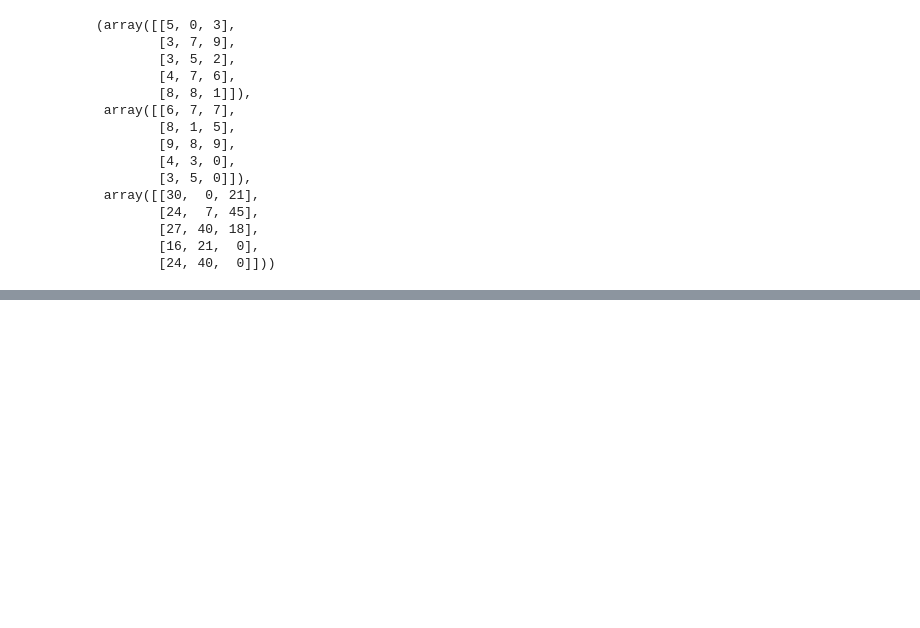
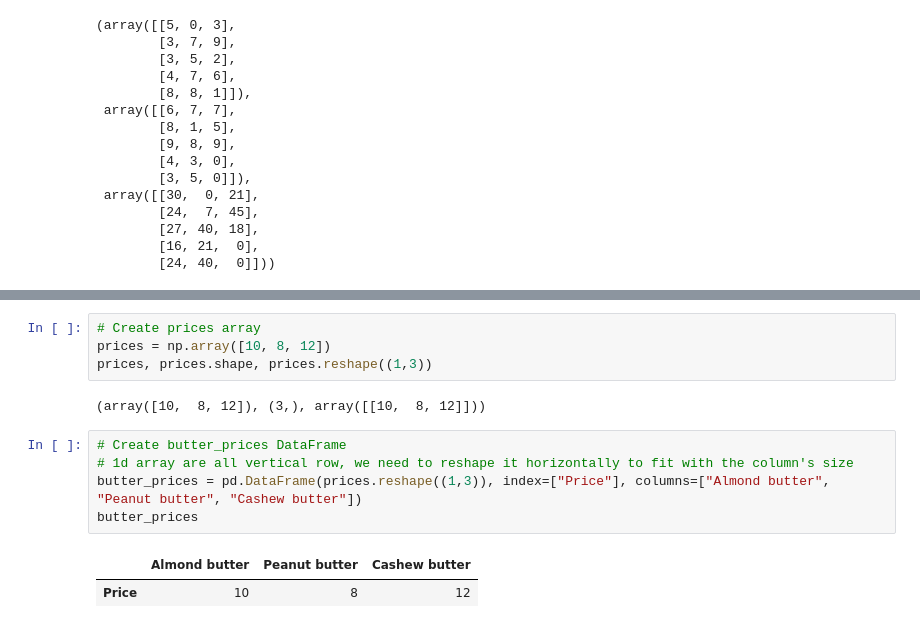
Before and after one commit to MainulDip/AiMlStudy, a Jupyter notebook: apps/1-pandas/NumPy-Basics.ipynb, the cells around one changed output, grey strips where cells are left out. Saved outputs shown, nothing was run; the diff lists cells and outputs as text; blank space fills up the shorter version.

```diff
--- a/apps/1-pandas/NumPy-Basics.ipynb
+++ b/apps/1-pandas/NumPy-Basics.ipynb
@@ -430,0 +484,14 @@ ValueError: shapes (5,3) and (5,3) not aligned: 3 (dim 1) != 5 (dim 0)
+# %%
+# Create prices array
+prices = np.array([10, 8, 12])
+prices, prices.shape, prices.reshape((1,3))
+# %% [output]
+(array([10,  8, 12]), (3,), array([[10,  8, 12]]))
+# %%
+# Create butter_prices DataFrame
+# 1d array are all vertical row, we need to reshape it horizontally to fit with the column's size
+butter_prices = pd.DataFrame(prices.reshape((1,3)), index=["Price"], columns=["Almond butter", "Peanut butter", "Cashew butter"])
+butter_prices
+# %% [output]
+|  | Almond butter | Peanut butter | Cashew butter |
+| Price | 10 | 8 | 12 |
```
Also changed, not shown: parts of 13 cells of this notebook, 2 other files.
